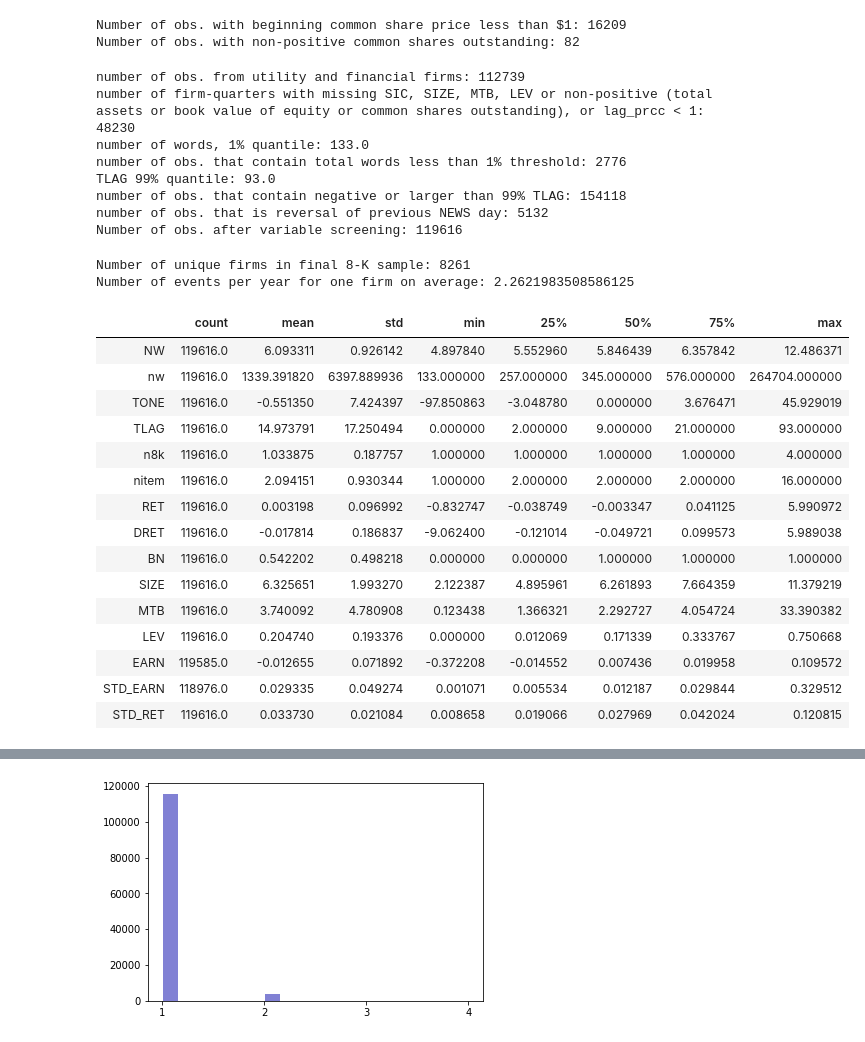
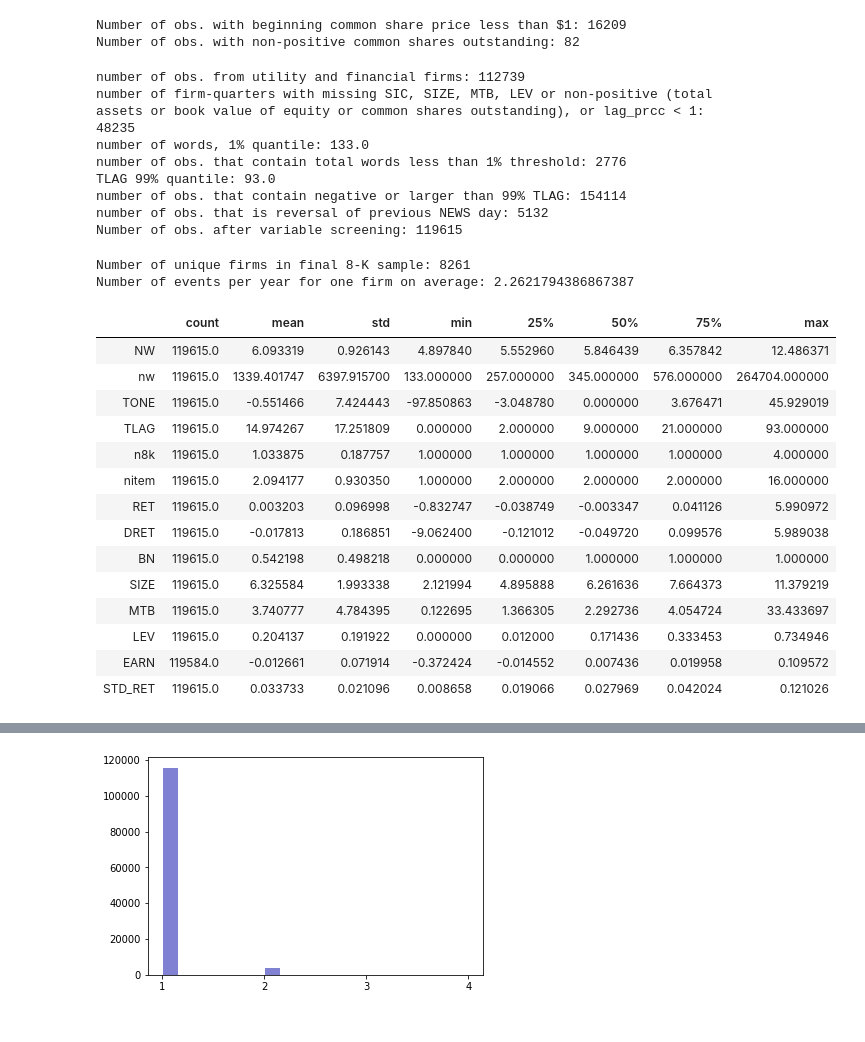
Before and after one commit to fengzhi22/narrative_conservatism, a Jupyter notebook: code/4_dataset_8-K.ipynb, the cells around one changed output, grey strips where cells are left out. Saved outputs shown, nothing was run; the diff lists cells and outputs as text; code cells hidden in the pictures.

Commit message:
reformating according to NC_V7_20201120_Juan

```diff
--- a/code/4_dataset_8-K.ipynb
+++ b/code/4_dataset_8-K.ipynb
@@ -594,7 +621,7 @@ number of obs. with different cik: 8945
 ########################################################################################
 
 ############### Load processed CRSP_COMP_EDGAR_MATCHED
-crsp_comp_edgar_cols = ['date_crsp', 'cik_x', 'cusip', 'RET', 'DRET', 'GN', 'BN', 'NEWS', \
+crsp_comp_edgar_cols = ['date_crsp', 'cik_x', 'cusip', 'RET', 'DRET', 'BN', 'NEWS', \
                         'rp', 'fd', 'name', 'n8k', 'nw', 'nvocab', 'n_neg', 'n_pos', 'n_negation', 'tone']
 crsp_comp_edgar_matched = pd.read_csv(r'..\filings\crsp_comp_edgar_' + obj_type + '_matched.csv', usecols = crsp_comp_edgar_cols, dtype={'cik_x': str, 'cusip': str})
 crsp_comp_edgar_matched['date_crsp'] = crsp_comp_edgar_matched['date_crsp'].str.replace("-","")
@@ -602,9 +629,9 @@ crsp_comp_edgar_matched['date_crsp'] = crsp_comp_edgar_matched['date_crsp'].str.
 ############### Load processed CRSP_COMP
 crsp_comp_cols = ['cusip', 'date_crsp', 'gvkey', \
                   'fyearq', 'sic', \
-                  'atq', 'lag_atq', 'ceqq', 'prccq', 'lag_ceqq', 'lag_cshoq', 'lag_dlcq', 'lag_dlttq', 'lag_prccq', 'saleq','lag_saleq','lag2_saleq', 'sstky', \
-                  'STD_EARN', 'EARN', 'STD_RET']
-                  #'DEARN', 'LOSS',]
+                  'atq', 'lag_atq', 'ceqq', 'prccq', 'lag_ceqq', 'lag_cshoq', 'lag_prccq', 'SG','LAG_SG', 'sstky', 'LEV', \
+                  'HHI', 'EARN', 'STD_RET']
+                  # STD_EARN', 'DEARN', 'LOSS',]
 crsp_comp = pd.read_csv(r'H:\data\github_big_files\crsp_comp_' + obj_type + '.csv', usecols = crsp_comp_cols, dtype={'cusip': str, 'date_crsp':str})
 
 ############## Add financial variables from CRSP_COMP to CRSP_COMP_EDGAR by merging
@@ -656,8 +683,8 @@ crsp_comp_edgar['nitem'] = crsp_comp_edgar.loc[:,item].sum(axis = 1)
 # 5th line: ready-to-use regression variables
 crsp_comp_edgar = crsp_comp_edgar[['cusip', 'date_crsp', 'cik', 'gvkey', 'rp', \
                                    'name', 'SIC', 'fd', 'cmonth', 'fyearq', \
-                                   'atq', 'lag_atq', 'ceqq', 'prccq', 'lag_ceqq', 'lag_cshoq', 'lag_dlcq', 'lag_dlttq', 'lag_prccq', 'saleq', 'lag_saleq', 'lag2_saleq', \
-                                   'RET', 'DRET', 'STD_RET', 'EARN', 'STD_EARN', 'BN', \
+                                   'atq', 'lag_atq', 'ceqq', 'prccq', 'lag_ceqq', 'lag_cshoq', 'lag_prccq', 'HHI', 'SG', 'LAG_SG', 'sstky', 'LEV', \
+                                   'RET', 'DRET', 'STD_RET', 'EARN', 'BN', \
                                    'n8k', 'nitem', 'nw', 'nvocab', 'n_neg', 'n_pos', 'n_negation', 'tone'] + item]
 
 print('Number of obs. in CRSP_COMP_EDGAR after merging: ' + str(crsp_comp_edgar.shape[0]))
@@ -735,22 +762,6 @@ crsp_comp_edgar['SIZE'] = np.log(crsp_comp_edgar['lag_prccq']*crsp_comp_edgar['l
 ######## defined as common share price (Compustat data item prccq) times common shares outstanding (Compustat data item cshoq) \
 ######## divided by [beginning-of-quarter] book value of equity (Compustat data item ceqq)
 crsp_comp_edgar['MTB'] = (crsp_comp_edgar['lag_prccq']*crsp_comp_edgar['lag_cshoq'])/crsp_comp_edgar['lag_ceqq']
-
-######## LEV: Leverage, defined as [beginning-of-quarter] short term debt plus [beginning-of-quarter] long term debt \
-######## (Compustat data item dlcq + Compustat data item dlttq) scaled by [beginning-of-quarter] total assets (Compustat data item atq)
-crsp_comp_edgar['LEV'] = (crsp_comp_edgar['lag_dlcq'] + crsp_comp_edgar['lag_dlttq'])/crsp_comp_edgar['lag_atq']
-
-### Create first 3-digits SIC:SIC3
-crsp_comp_edgar['SIC3'] = crsp_comp_edgar['SIC'].astype(str).str[:-1]
-
-### Herfindahl index construction according to Harris 1998
-crsp_comp_edgar = crsp_comp_edgar.join(crsp_comp_edgar.groupby(['SIC3'])['saleq'].sum().rename('S'), on = ['SIC3'])
-crsp_comp_edgar['s'] = (crsp_comp_edgar['saleq']/crsp_comp_edgar['S'])**2
-crsp_comp_edgar = crsp_comp_edgar.join(crsp_comp_edgar.groupby(['SIC3'])['s'].sum().rename('HHI'), on = ['SIC3'])
-
-### SG: Year t-1 sales (Compustat data item saleq) less year t-2 sales scaled by beginning of year t-1 total assets (Compustat data item atq)
-crsp_comp_edgar['LAG_SG'] = (crsp_comp_edgar['lag_saleq'] - crsp_comp_edgar['lag2_saleq'])/crsp_comp_edgar['lag_atq']
-crsp_comp_edgar['SG'] = (crsp_comp_edgar['saleq'] - crsp_comp_edgar['lag_saleq'])/crsp_comp_edgar['atq']
 # %% [output]
 Number of obs. with beginning common share price less than $1: 16209
 Number of obs. with non-positive common shares outstanding: 82
@@ -836,7 +847,7 @@ def winsorize (df, colnames):
         df[col] = df[col].clip(varq01, varq99)
     return df
 
-crsp_comp_edgar = winsorize(crsp_comp_edgar, ['SIZE', 'MTB', 'LEV', 'EARN', 'STD_EARN', 'STD_RET'])
+crsp_comp_edgar = winsorize(crsp_comp_edgar, ['SIZE', 'MTB', 'LEV', 'EARN', 'STD_RET'])
 
 ############## Inspect sample size after variable screening
 print('Number of obs. after variable screening: ' + str(crsp_comp_edgar.shape[0]))
@@ -850,13 +861,13 @@ crsp_comp_edgar.loc[crsp_comp_edgar['nitem'] == 0, 'nitem'] = 2
 crsp_comp_edgar.to_csv('..\\filings\\crsp_comp_edgar_'+ obj_type + '.csv', index = 0)
 # %% [output]
 number of obs. from utility and financial firms: 112739
-number of firm-quarters with missing SIC, SIZE, MTB, LEV or non-positive (total assets or book value of equity or common shares outstanding), or lag_prcc < 1: 48230
+number of firm-quarters with missing SIC, SIZE, MTB, LEV or non-positive (total assets or book value of equity or common shares outstanding), or lag_prcc < 1: 48235
 number of words, 1% quantile: 133.0
 number of obs. that contain total words less than 1% threshold: 2776
 TLAG 99% quantile: 93.0
-number of obs. that contain negative or larger than 99% TLAG: 154118
+number of obs. that contain negative or larger than 99% TLAG: 154114
 number of obs. that is reversal of previous NEWS day: 5132
-Number of obs. after variable screening: 119616
+Number of obs. after variable screening: 119615
 # %%
 ########################################################################################
 ############### Table 1: Summary Statistics and Correlation Matrix #####################
@@ -876,50 +887,49 @@ print('Number of events per year for one firm on average: ' + str(crsp_comp_edga
 # 2nd line: fundamental variables (main)
 # 3rd line: abtone
 selected_vars = crsp_comp_edgar[['NW','nw', 'TONE','TLAG', 'n8k', 'nitem', \
                                  'RET', 'DRET', 'BN', 'SIZE', 'MTB', 'LEV', \
-                                 'EARN', 'STD_EARN', 'STD_RET']]
+                                 'EARN', 'STD_RET']]
 
 T2PB = selected_vars.describe().transpose()
 
 ############# Summary statistics for all raw and processed variables
 full_summary = crsp_comp_edgar.describe().transpose()
 
 ############# Save T2PB
 table_path = '..\\output\\Tables.xlsx'
 if os.path.exists(table_path) == True:
     book = load_workbook(table_path)
     writer = pd.ExcelWriter(table_path, engine = 'openpyxl')
     writer.book = book
     writer.sheets = dict((ws.title, ws) for ws in book.worksheets)
 
     T2PB.to_excel(writer, sheet_name='T2PB_raw', float_format="%.4f")
 
     writer.save()
     writer.close()
 
 else:
     T2PB.to_excel(table_path, sheet_name='T2PB_raw', float_format="%.4f")
 
 T2PB
 # %% [output]
 Number of unique firms in final 8-K sample: 8261
-Number of events per year for one firm on average: 2.2621983508586125
+Number of events per year for one firm on average: 2.2621794386867387
 |  | count | mean | std | min | 25% | 50% | 75% | max |
-| NW | 119616.0 | 6.093311 | 0.926142 | 4.897840 | 5.552960 | 5.846439 | 6.357842 | 12.486371 |
-| nw | 119616.0 | 1339.391820 | 6397.889936 | 133.000000 | 257.000000 | 345.000000 | 576.000000 | 264704.000000 |
-| TONE | 119616.0 | -0.551350 | 7.424397 | -97.850863 | -3.048780 | 0.000000 | 3.676471 | 45.929019 |
-| TLAG | 119616.0 | 14.973791 | 17.250494 | 0.000000 | 2.000000 | 9.000000 | 21.000000 | 93.000000 |
-| n8k | 119616.0 | 1.033875 | 0.187757 | 1.000000 | 1.000000 | 1.000000 | 1.000000 | 4.000000 |
-| nitem | 119616.0 | 2.094151 | 0.930344 | 1.000000 | 2.000000 | 2.000000 | 2.000000 | 16.000000 |
-| RET | 119616.0 | 0.003198 | 0.096992 | -0.832747 | -0.038749 | -0.003347 | 0.041125 | 5.990972 |
-| DRET | 119616.0 | -0.017814 | 0.186837 | -9.062400 | -0.121014 | -0.049721 | 0.099573 | 5.989038 |
-| BN | 119616.0 | 0.542202 | 0.498218 | 0.000000 | 0.000000 | 1.000000 | 1.000000 | 1.000000 |
-| SIZE | 119616.0 | 6.325651 | 1.993270 | 2.122387 | 4.895961 | 6.261893 | 7.664359 | 11.379219 |
-| MTB | 119616.0 | 3.740092 | 4.780908 | 0.123438 | 1.366321 | 2.292727 | 4.054724 | 33.390382 |
-| LEV | 119616.0 | 0.204740 | 0.193376 | 0.000000 | 0.012069 | 0.171339 | 0.333767 | 0.750668 |
-| EARN | 119585.0 | -0.012655 | 0.071892 | -0.372208 | -0.014552 | 0.007436 | 0.019958 | 0.109572 |
-| STD_EARN | 118976.0 | 0.029335 | 0.049274 | 0.001071 | 0.005534 | 0.012187 | 0.029844 | 0.329512 |
-| STD_RET | 119616.0 | 0.033730 | 0.021084 | 0.008658 | 0.019066 | 0.027969 | 0.042024 | 0.120815 |
+| NW | 119615.0 | 6.093319 | 0.926143 | 4.897840 | 5.552960 | 5.846439 | 6.357842 | 12.486371 |
+| nw | 119615.0 | 1339.401747 | 6397.915700 | 133.000000 | 257.000000 | 345.000000 | 576.000000 | 264704.000000 |
+| TONE | 119615.0 | -0.551466 | 7.424443 | -97.850863 | -3.048780 | 0.000000 | 3.676471 | 45.929019 |
+| TLAG | 119615.0 | 14.974267 | 17.251809 | 0.000000 | 2.000000 | 9.000000 | 21.000000 | 93.000000 |
+| n8k | 119615.0 | 1.033875 | 0.187757 | 1.000000 | 1.000000 | 1.000000 | 1.000000 | 4.000000 |
+| nitem | 119615.0 | 2.094177 | 0.930350 | 1.000000 | 2.000000 | 2.000000 | 2.000000 | 16.000000 |
+| RET | 119615.0 | 0.003203 | 0.096998 | -0.832747 | -0.038749 | -0.003347 | 0.041126 | 5.990972 |
+| DRET | 119615.0 | -0.017813 | 0.186851 | -9.062400 | -0.121012 | -0.049720 | 0.099576 | 5.989038 |
+| BN | 119615.0 | 0.542198 | 0.498218 | 0.000000 | 0.000000 | 1.000000 | 1.000000 | 1.000000 |
+| SIZE | 119615.0 | 6.325584 | 1.993338 | 2.121994 | 4.895888 | 6.261636 | 7.664373 | 11.379219 |
+| MTB | 119615.0 | 3.740777 | 4.784395 | 0.122695 | 1.366305 | 2.292736 | 4.054724 | 33.433697 |
+| LEV | 119615.0 | 0.204137 | 0.191922 | 0.000000 | 0.012000 | 0.171436 | 0.333453 | 0.734946 |
+| EARN | 119584.0 | -0.012661 | 0.071914 | -0.372424 | -0.014552 | 0.007436 | 0.019958 | 0.109572 |
+| STD_RET | 119615.0 | 0.033733 | 0.021096 | 0.008658 | 0.019066 | 0.027969 | 0.042024 | 0.121026 |
 # %%
 ############# Table 1 Panel B: Correlation matrix for selected variables
 ######### pearson correlation
```
Also changed, not shown: parts of 7 cells of this notebook, 23 other files.
